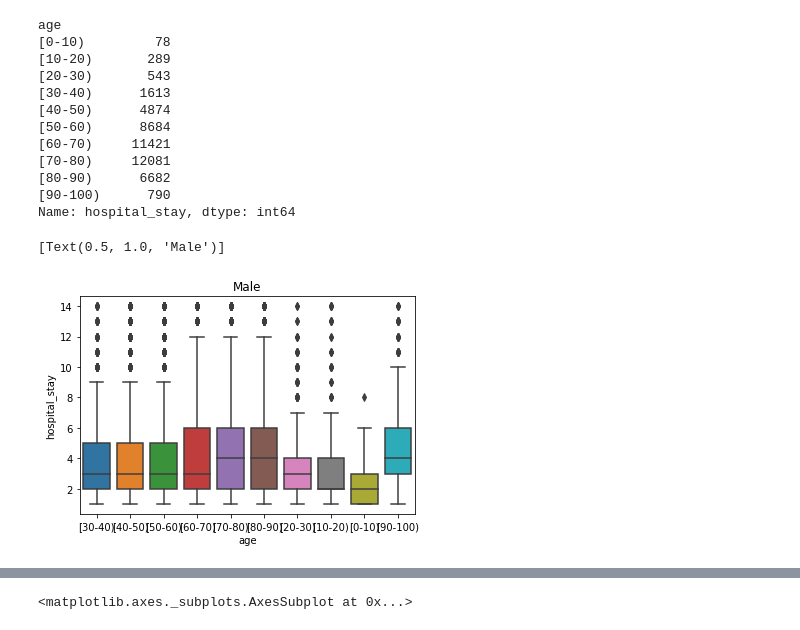
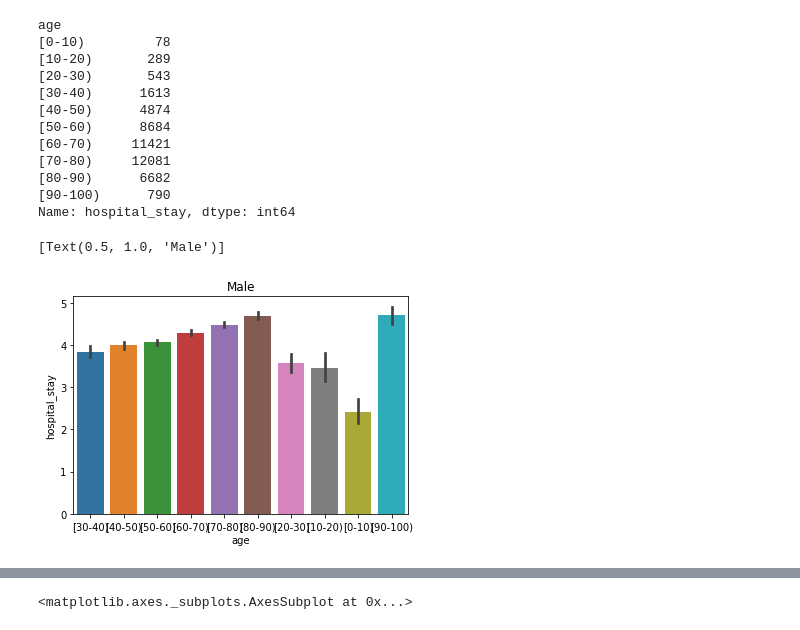
Before and after one commit to vroopchand/Python-201---Fall-22, a Jupyter notebook: Python_Project_2_.ipynb, the cells around one changed output, grey strips where cells are left out. Cells and saved outputs as stored; diff of their text form; code cells hidden in the pictures.

```diff
--- a/Python_Project_2_.ipynb
+++ b/Python_Project_2_.ipynb
@@ -180,10 +182,10 @@ age
 [90-100)      790
 Name: hospital_stay, dtype: int64
 # %%
-sns.boxplot(x="age", y="hospital_stay", data=df2).set(title='Male')
+sns.barplot(x="age", y="hospital_stay", data=df2).set(title='Male')
 # %% [output]
 [Text(0.5, 1.0, 'Male')]
-[figure, old version]
+[figure, new version]
 # %%
 # comparing my data to ans the question 'does age and gender play a role in the lenght of time people with diabetes is hospitalized?'
 Dataframes = [df1, df2]
```
Also changed, not shown: parts of 2 cells of this notebook.
